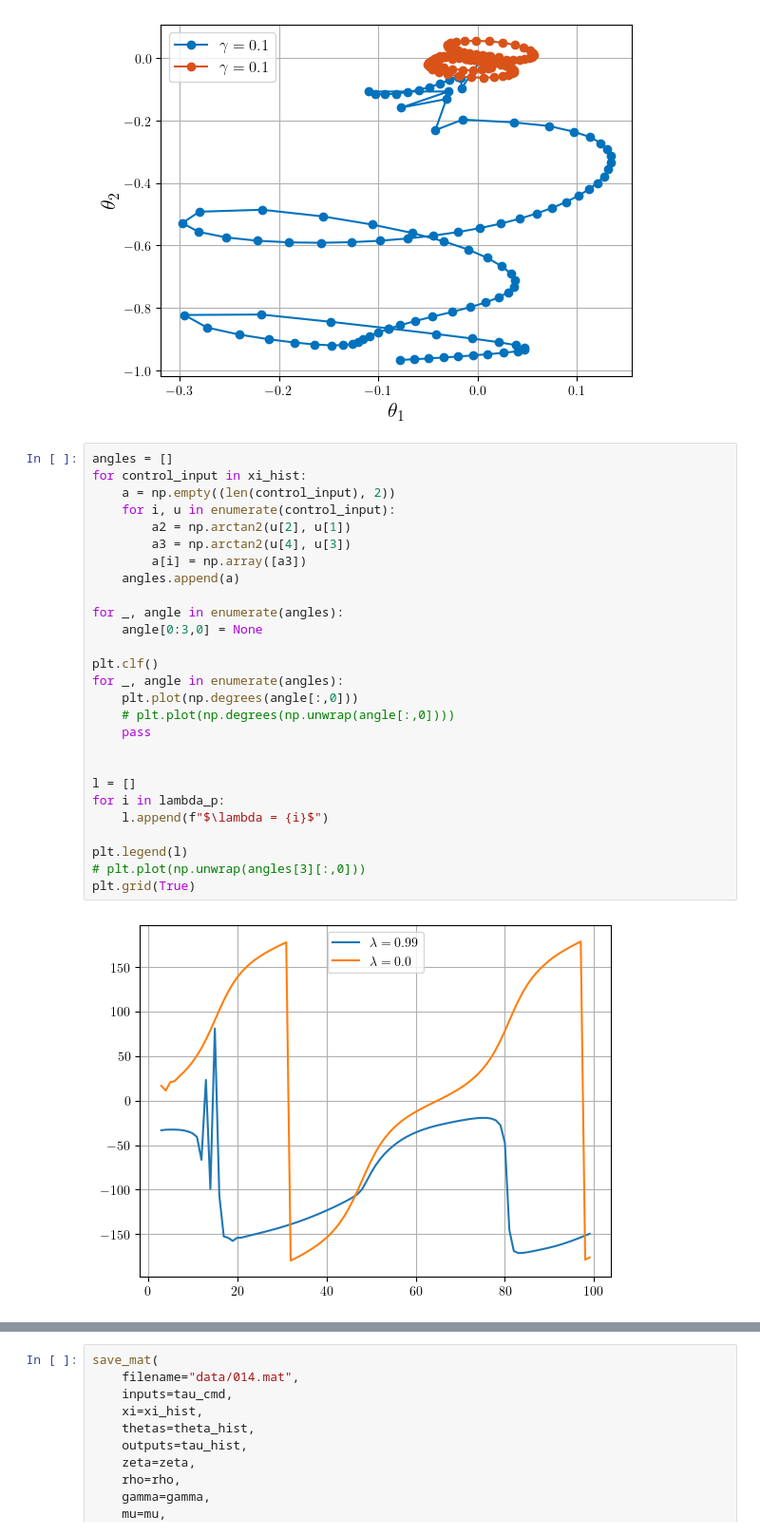
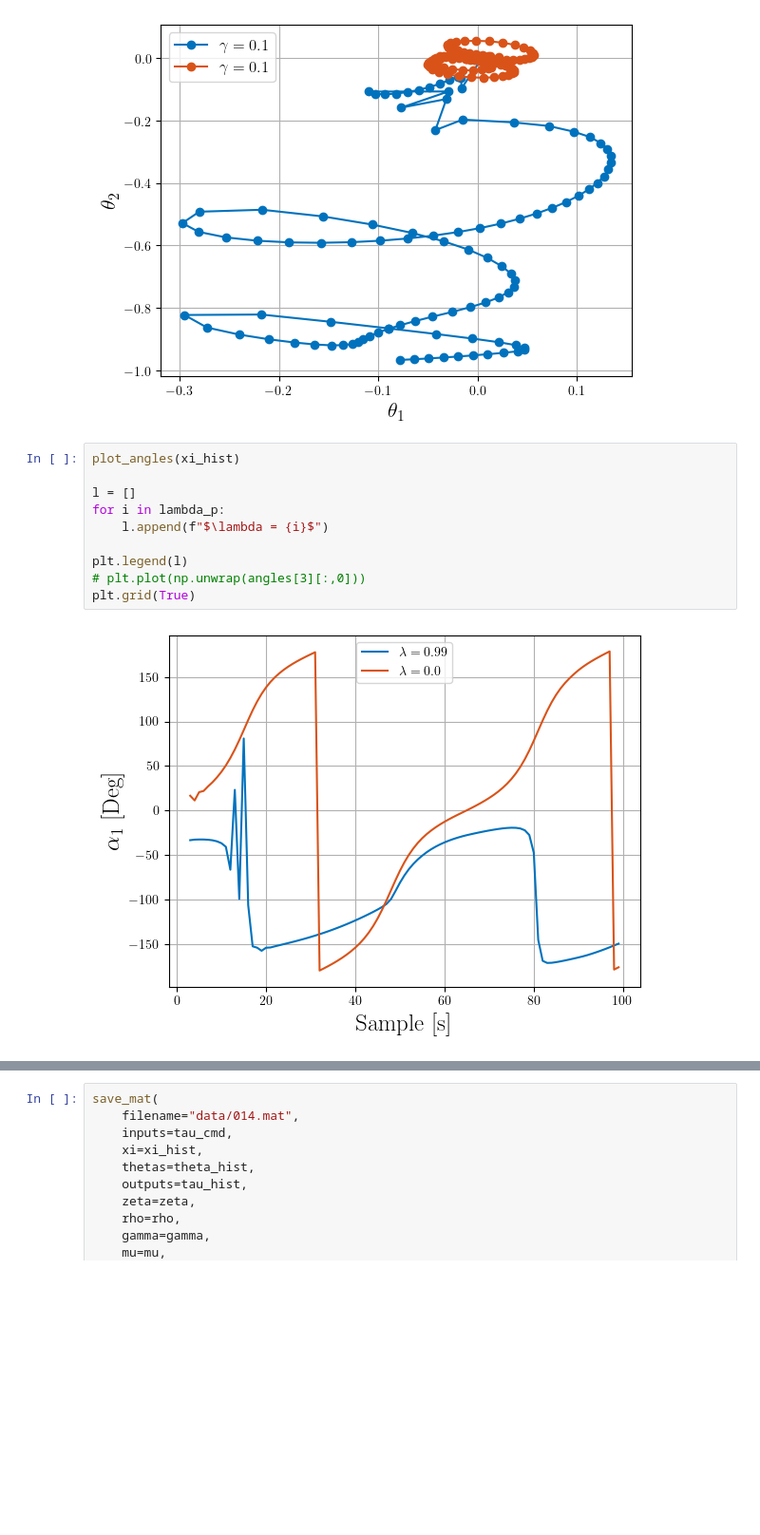
Before and after one commit to incebellipipo/skadipy, a Jupyter notebook: notebooks/014_compare_lambda_with_shell_plot.ipynb, the cells around one changed output, grey strips where cells are left out. Shown at 95% size. Saved outputs shown, nothing was run; the diff lists cells and outputs as text; blank space fills up the shorter version.

Commit message:
docs: add theta plotting

```diff
--- a/notebooks/014_compare_lambda_with_shell_plot.ipynb
+++ b/notebooks/014_compare_lambda_with_shell_plot.ipynb
@@ -81,31 +81,14 @@ plt.legend(l, fontsize=12)
 <matplotlib.legend.Legend at 0x...>
 [figure]
 # %%
-angles = []
-for control_input in xi_hist:
-    a = np.empty((len(control_input), 2))
-    for i, u in enumerate(control_input):
-        a2 = np.arctan2(u[2], u[1])
-        a3 = np.arctan2(u[4], u[3])
-        a[i] = np.array([a3])
-    angles.append(a)
-
-for _, angle in enumerate(angles):
-    angle[0:3,0] = None
-
-plt.clf()
-for _, angle in enumerate(angles):
-    plt.plot(np.degrees(angle[:,0]))
-    # plt.plot(np.degrees(np.unwrap(angle[:,0])))
-    pass
-
+plot_angles(xi_hist)
 
 l = []
 for i in lambda_p:
     l.append(f"$\lambda = {i}$")
 
 plt.legend(l)
 # plt.plot(np.unwrap(angles[3][:,0]))
 plt.grid(True)
 # %% [output]
-[figure, old version]
+[figure, new version]
```
Also changed, not shown: parts of 1 cell of this notebook, 4 other files.
